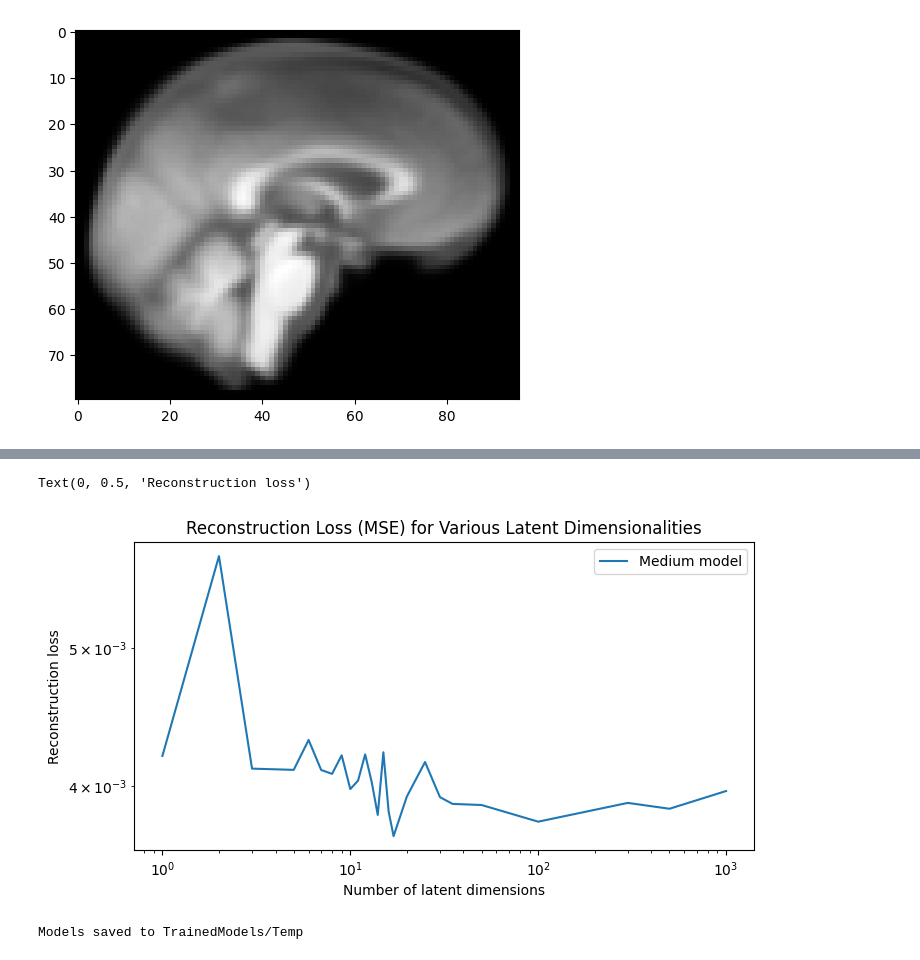
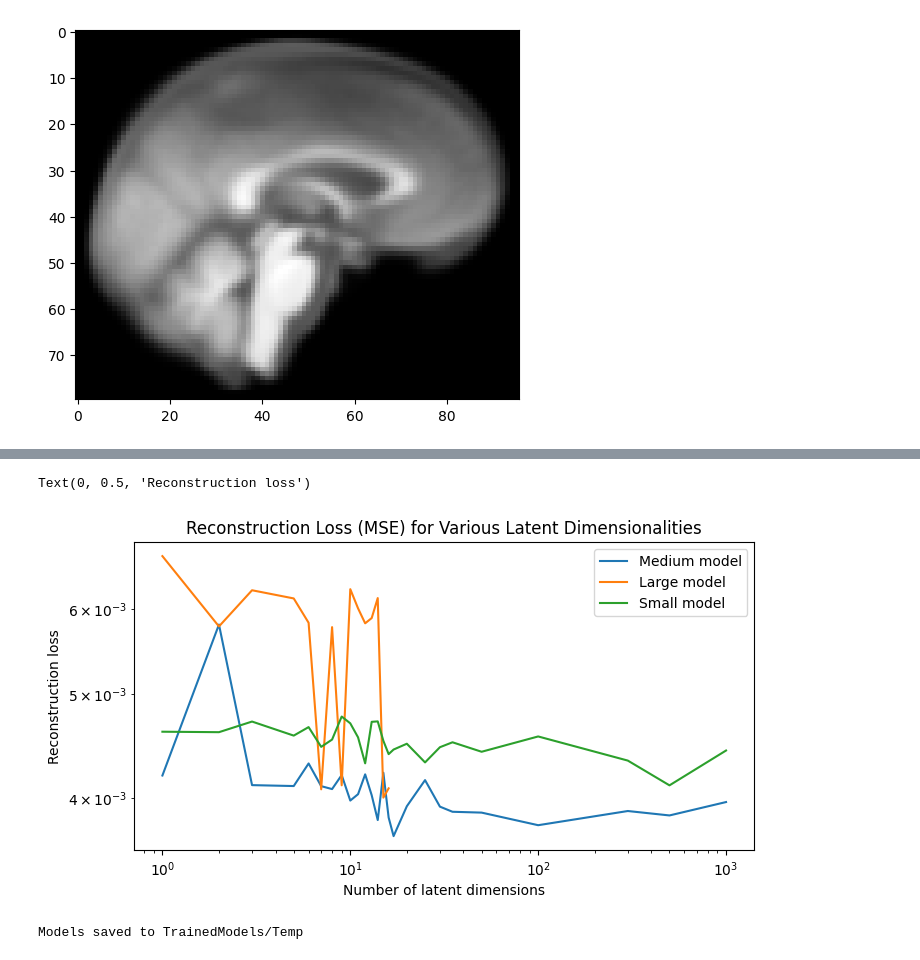
Before and after one commit to Vaakir/unsupervised-deep-learning-bachelor-thesis, a Jupyter notebook: test_ae.ipynb, the cells around one changed output, grey strips where cells are left out. Cells and saved outputs as stored; diff of their text form; code cells hidden in the pictures.

```diff
--- a/test_ae.ipynb
+++ b/test_ae.ipynb
@@ -14,0 +55,40 @@ test = groups["CN"][1000:]
+# %%
+import numpy as np
+import matplotlib.pyplot as plt
+
+# Compute reconstruction loss
+# loss = np.abs(groups["CN"] - recon.reshape(groups["CN"].shape))
+# mean_loss = np.mean(loss, axis=0)
+
+# Set up the figure
+fig, axes = plt.subplots(3, 3, figsize=(8, 8))
+
+# Column titles
+titles = ['Input', 'Reconstruction', 'Reconstruction Loss']
+for i in range(3):
+    axes[0, i].set_title(titles[i], fontsize=14)
+
+# Row 1: Sample 1
+axes[0, 0].imshow(np.rot90(groups["CN"][0][40]), cmap='gray')
+axes[0, 1].imshow(np.rot90(recon[0][40]), cmap='gray')
+axes[0, 2].imshow(np.rot90(loss[0][40]), cmap='magma')
+
+# Row 2: Sample 2
+axes[1, 0].imshow(np.rot90(groups["CN"][1][40]), cmap='gray')
+axes[1, 1].imshow(np.rot90(recon[1][40]), cmap='gray')
+axes[1, 2].imshow(np.rot90(loss[1][40]), cmap='magma')
+
+# Row 3: Mean
+axes[2, 0].imshow(np.rot90(mean_input[40]), cmap='gray')
+axes[2, 1].imshow(np.rot90(mean_recon[40]), cmap='gray')
+axes[2, 2].imshow(np.rot90(mean_loss[40]), cmap='magma')
+
+# Turn off axis ticks
+for row in axes:
+    for ax in row:
+        ax.axis('off')
+
+# Add "Mean" label above the bottom row
+fig.text(0.01, 0.31, 'Mean', fontsize=12, fontweight='bold', va='center', rotation='vertical')
+plt.tight_layout(rect=[0.03, 0, 1, 1])  # Adjust layout to make space for text
+plt.show()
@@ -107,35 +184,35 @@ json.dump({"dims":dims,"loss":loss},open("Cache/loss_per_latent_dim4.json","w"))
 # %%
 from matplotlib import pyplot as plt
 import json
 # json.dump({"dims":dims,"loss":loss},open("Cache/loss_per_latent_dim2.json","w")) # CHANGE THIS NUMBER HERE
 # Read json
 losses = []
 plt.figure(figsize=(8,4))
 for i in range(4):
     # if i==2: continue
     data = json.load(open(f"Cache/loss_per_latent_dim{i+1}.json","r"))
     losses.append(data["loss"])#[:15])
     dims = data["dims"]#[:15]
     # plt.plot(dims,data["loss"][:15])
 avg_loss = np.mean(losses[:2], axis=0)
 # avg_loss1 = np.mean(losses[2:], axis=0)
 # avg_loss1 = np.clip(avg_loss1, 1e-10, 0.01)
 # std_loss = np.std(losses, axis=0)
 
 plt.plot(dims,losses[1], label="Medium model")
-# plt.plot(dims[:15],losses[2][:15], label="Large model")
-# plt.plot(dims,losses[3], label="Small model")
+plt.plot(dims[:15],losses[2][:15], label="Large model")
+plt.plot(dims,losses[3], label="Small model")
 plt.legend()
 # plt.plot(dims,avg_loss-std_loss, "r--", label="std")
 # plt.plot(dims,avg_loss)
 plt.xscale("log")
 plt.yscale("log")
 plt.title("Reconstruction Loss (MSE) for Various Latent Dimensionalities")
 plt.xlabel("Number of latent dimensions")
 plt.ylabel("Reconstruction loss")
 # %% [output]
 Text(0, 0.5, 'Reconstruction loss')
-[figure, old version]
+[figure, new version]
 # %%
 ae.save("Trained Models/large-360")
 # %% [output]
```
Also changed, not shown: parts of 9 cells of this notebook, 15 other files.
